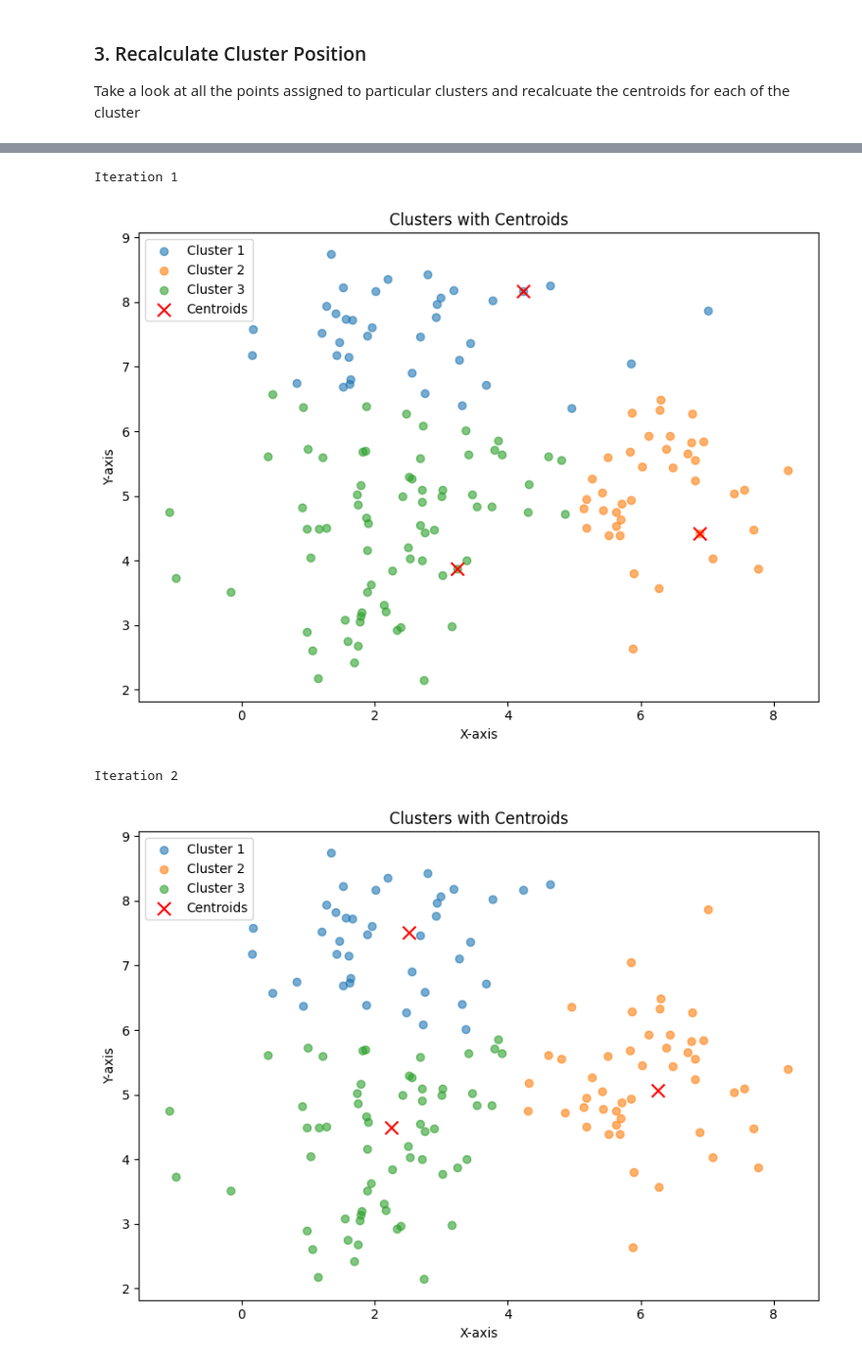
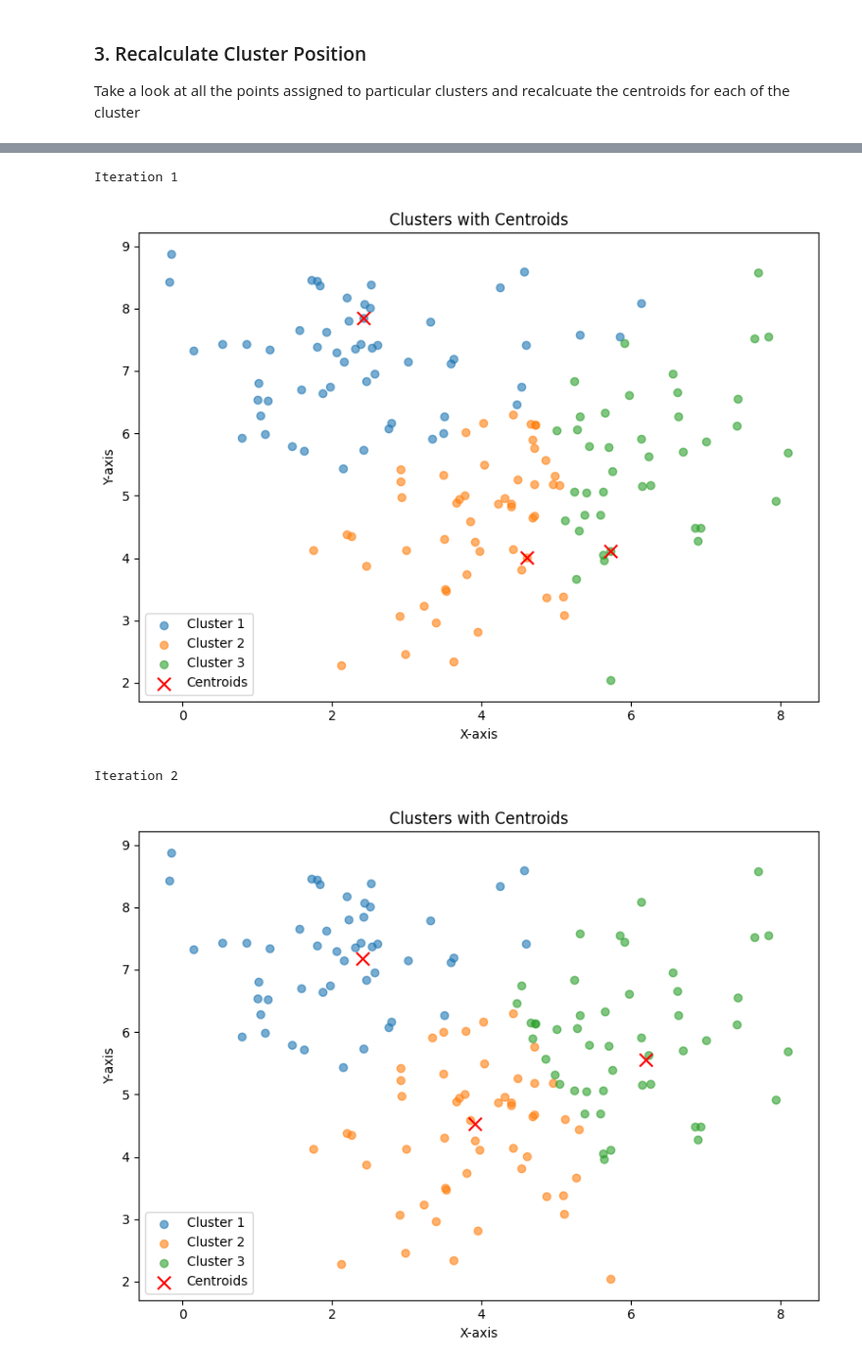
Before and after one commit to yashkathe/Clustering-with-Spotify-Data, a Jupyter notebook: kmeans-from-scratch-dummy-data.ipynb, the cells around one changed output, grey strips where cells are left out. Shown at 98% size. Cells and saved outputs as stored; diff of their text form; code cells hidden in the pictures.

```diff
--- a/kmeans-from-scratch-dummy-data.ipynb
+++ b/kmeans-from-scratch-dummy-data.ipynb
@@ -17,8 +17,8 @@ seed = 99
 # %%
 np.random.seed(seed)
 
-cluster_1 = np.random.normal(loc=[6,5], scale=1, size=(50,2))
-cluster_2 = np.random.normal(loc=[2,4], scale=1, size=(50,2))
+cluster_1 = np.random.normal(loc=[6,6], scale=1, size=(50,2))
+cluster_2 = np.random.normal(loc=[4,4], scale=1, size=(50,2))
 cluster_3 = np.random.normal(loc=[2,7], scale=1, size=(50,2))
 
 cluster_1.shape
@@ -135,36 +135,36 @@ plot_centroids(centroids)
 # %%
 max_iterations = 100
 tolerance = 1e-4  # Small tolerance to check centroid movement
 
 # Initialize centroids randomly
 centroids = init_centroids(3)
-feature_assing = None
+feature_assingment = None
 
 for iteration in range(max_iterations):
     print(f"Iteration {iteration + 1}")
 
     # Step 1: Assign points to the closest centroid
-    feature_assing = assign_points_to_cluster(centroids, features)
+    feature_assingment = assign_points_to_cluster(centroids, features)
 
     # Step 2: Recalculate centroids
-    new_centroids = calculate_position(feature_assingment=feature_assing)
+    new_centroids = calculate_position(feature_assingment=feature_assingment)
 
-    plot_clusters(centroids, feature_assing)
+    plot_clusters(centroids, feature_assingment)
 
     # Step 3: Check for convergence
     if np.allclose(centroids, new_centroids, atol=tolerance):
         print("Centroids stabilized.")
         break
 
     # Step 4: Update centroids for the next iteration
     centroids = new_centroids
 
 print("Final Centroids:\n", centroids)
 
-plot_clusters(centroids, feature_assing)
+plot_clusters(centroids, feature_assingment)
 # %% [output]
 Iteration 1
-[figure, old version]
+[figure, new version]
 Iteration 2
-[figure, old version]
+[figure, new version]
 Iteration 3
```
Also changed, not shown: parts of 10 cells of this notebook, 1 other file.
